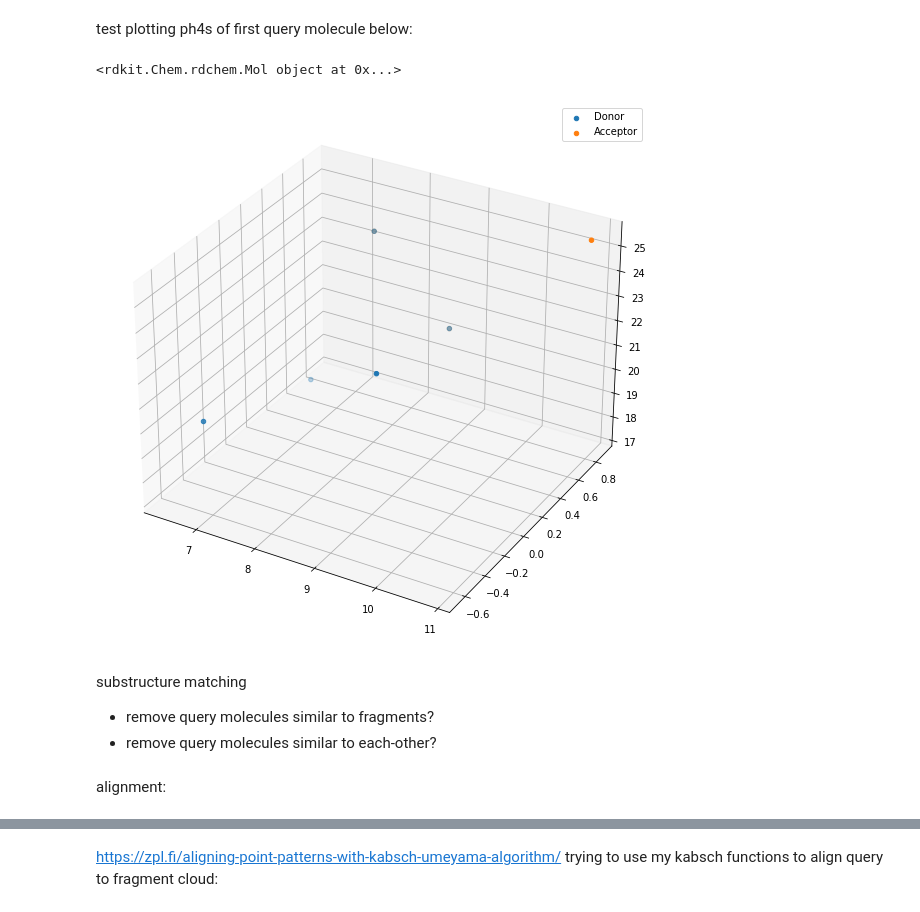
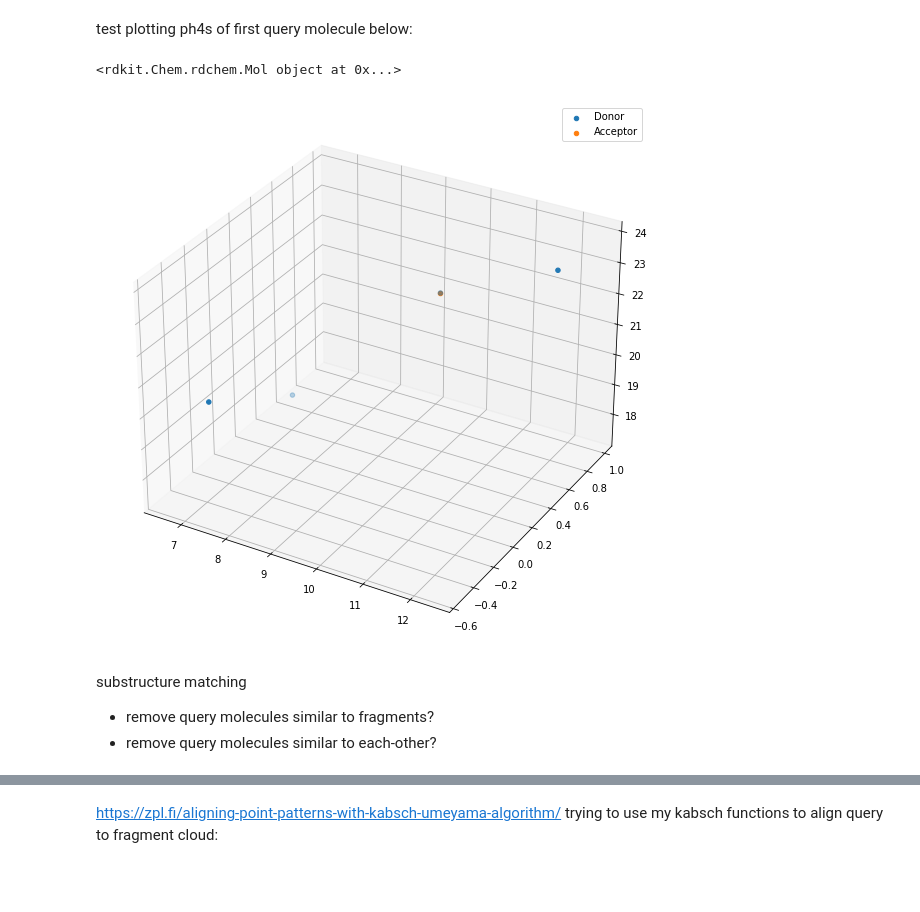
Before and after one commit to gemmagordon/xchem_rotation, a Jupyter notebook: get_pharma4_cloud.ipynb, the cells around one changed output, grey strips where cells are left out. Drawn from its saved outputs; the diff is of its cells as text; code cells hidden in the pictures; blank space fills up the shorter version.

```diff
--- a/get_pharma4_cloud.ipynb
+++ b/get_pharma4_cloud.ipynb
@@ -284,30 +284,28 @@ for mol in query_mols:
 # %% [markdown]
 test plotting ph4s of first query molecule below:
 # %%
-print(query_mols[36])
+print(query_mols[0])
 # get ph4 coords for mol
-query_donor_coords, query_acceptor_coords, query_aromatic_coords = get_coords_query(query_mols[36])
+query_donor_coords, query_acceptor_coords, query_aromatic_coords = get_coords_query(query_mols[0])
 
 # plot
 fig = plt.figure(figsize=(10,10))
 ax = plt.axes(projection='3d')
 
 labels = ['Donor', 'Acceptor', 'Aromatic']
 for coords, label in zip([query_donor_coords, query_acceptor_coords, query_aromatic_coords], labels):
     if coords is not None:
         ax.scatter3D(coords[:,0], coords[:,1], coords[:,2], label=label)
 
 plt.legend()
 plt.show()
 
 # NOTE look at how to plot from list of dicts
 # %% [output]
 <rdkit.Chem.rdchem.Mol object at 0x...>
-[figure, old version]
+[figure, new version]
 # %% [markdown]
 substructure matching
 
 - remove query molecules similar to fragments?
 - remove query molecules similar to each-other?
-# %% [markdown]
-alignment:
```
Also changed, not shown: parts of 10 cells of this notebook, 2 other files.
